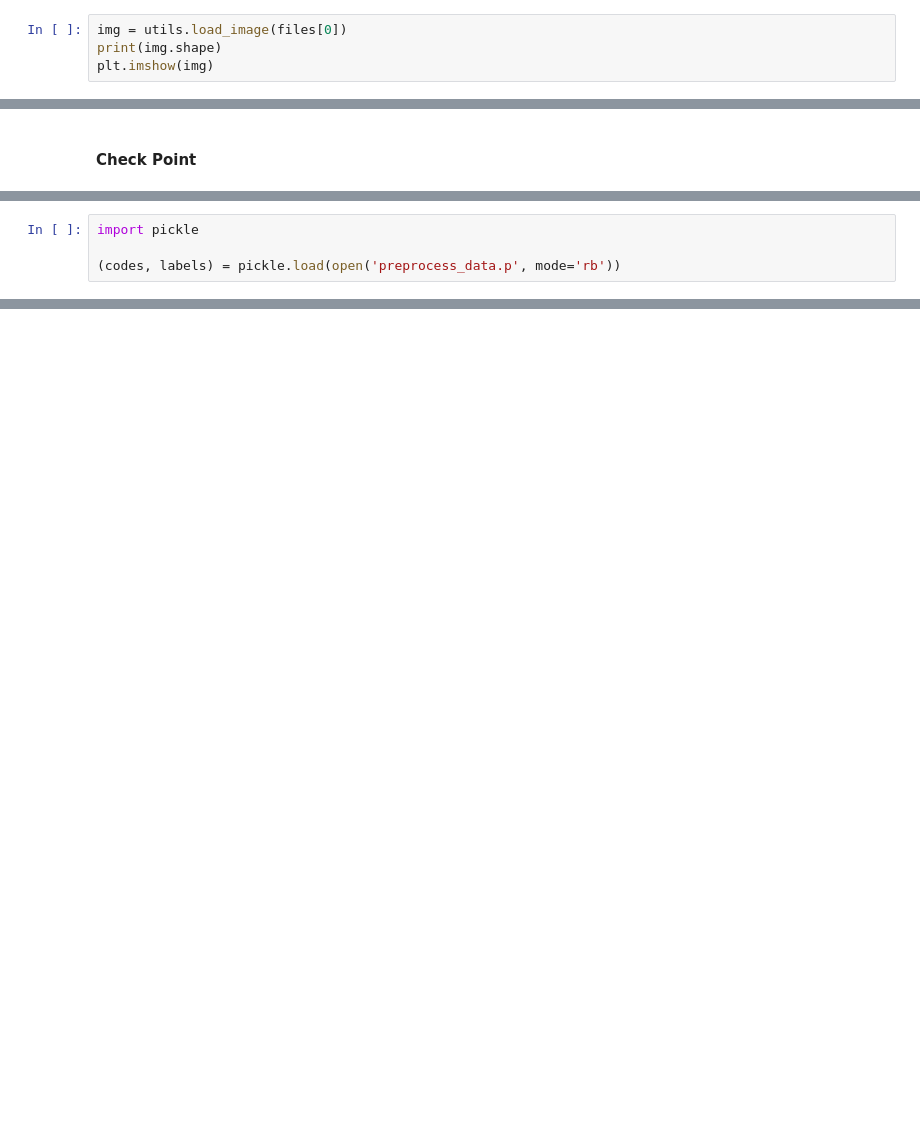
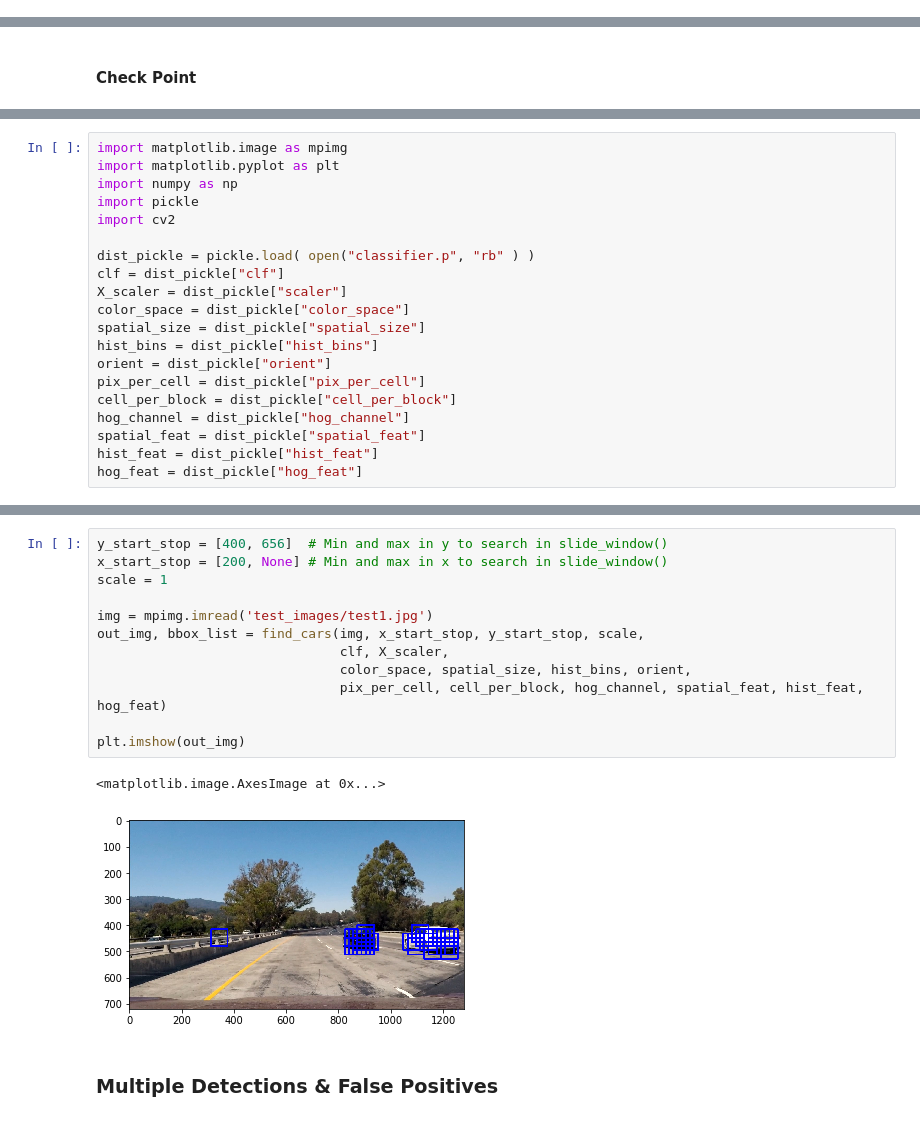
Before and after one commit to kliu99/CarND-Vehicle-Detection, a Jupyter notebook: Vehicle_Detection.ipynb, the cells around one changed output, grey strips where cells are left out. Saved outputs shown, nothing was run; the diff lists cells and outputs as text; blank space fills up the shorter version.

```diff
--- a/Vehicle_Detection.ipynb
+++ b/Vehicle_Detection.ipynb
@@ -257,4 +130,0 @@ KeyboardInterrupt:
-# %%
-img = utils.load_image(files[0])
-print(img.shape)
-plt.imshow(img)
@@ -270,4 +304,0 @@ pickle.dump((codes, labels), open('preprocess_data.p', 'wb'))
-# %%
-import pickle
-
-(codes, labels) = pickle.load(open('preprocess_data.p', mode='rb'))
@@ -425,0 +326,20 @@ with tf.Session() as sess:
+# %%
+import matplotlib.image as mpimg
+import matplotlib.pyplot as plt
+import numpy as np
+import pickle
+import cv2
+
+dist_pickle = pickle.load( open("classifier.p", "rb" ) )
+clf = dist_pickle["clf"]
+X_scaler = dist_pickle["scaler"]
+color_space = dist_pickle["color_space"]
+spatial_size = dist_pickle["spatial_size"]
+hist_bins = dist_pickle["hist_bins"]
+orient = dist_pickle["orient"]
+pix_per_cell = dist_pickle["pix_per_cell"]
+cell_per_block = dist_pickle["cell_per_block"]
+hog_channel = dist_pickle["hog_channel"]
+spatial_feat = dist_pickle["spatial_feat"]
+hist_feat = dist_pickle["hist_feat"]
+hog_feat = dist_pickle["hog_feat"]
@@ -425,0 +467,17 @@ with tf.Session() as sess:
+# %%
+y_start_stop = [400, 656]  # Min and max in y to search in slide_window()
+x_start_stop = [200, None] # Min and max in x to search in slide_window()
+scale = 1
+
+img = mpimg.imread('test_images/test1.jpg')
+out_img, bbox_list = find_cars(img, x_start_stop, y_start_stop, scale,
+                               clf, X_scaler,
+                               color_space, spatial_size, hist_bins, orient,
+                               pix_per_cell, cell_per_block, hog_channel, spatial_feat, hist_feat, hog_feat)
+
+plt.imshow(out_img)
+# %% [output]
+<matplotlib.image.AxesImage at 0x...>
+[figure, added]
+# %% [markdown]
+### Multiple Detections & False Positives
```
Also changed, not shown: parts of 50 cells of this notebook, 1 other file.
